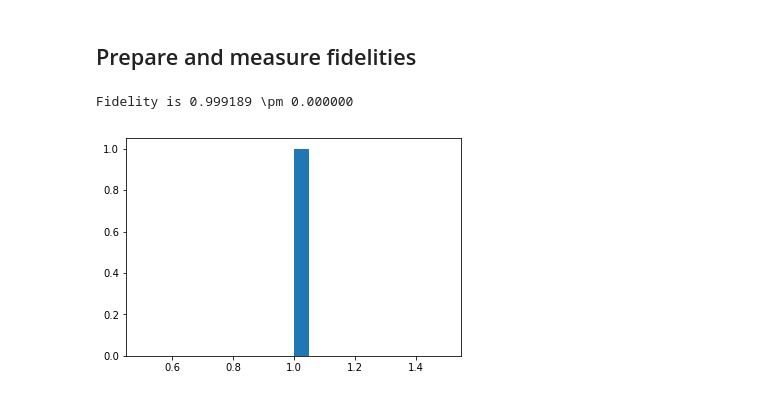
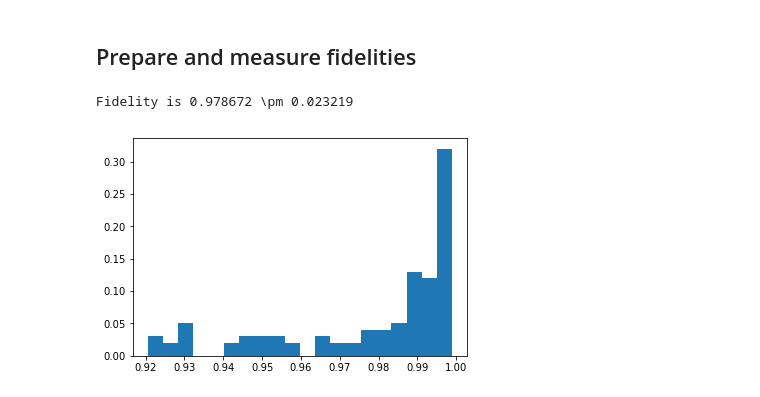
Before and after one commit to zaguros/analysis, a Jupyter notebook: notebooks/Quantum Networks/Simulations/MW_pulse_simulation.ipynb, the cells around one changed output. Cells and saved outputs as stored; diff of their text form; code cells hidden in the pictures.

```diff
--- a/notebooks/Quantum Networks/Simulations/MW_pulse_simulation.ipynb
+++ b/notebooks/Quantum Networks/Simulations/MW_pulse_simulation.ipynb
@@ -84,13 +82,13 @@ dd = nsc.dynamical_decouple(NVsys,scheme="XY8")
 # %%
 reload(nsc)
 NVsys = nsc.noisy_NV_system(mw_duration=100e-9,use_hf_library = True,inc_nitrogen=True,pulse_shape='Hermite')
-infids = nsc.MonteCarlo_MWAmp_CGate_fid(NVsys,tau=6.442e-6,sigma=0.01,mean=0.995, meas = 'eXY')
+infids = nsc.MonteCarlo_MWAmp_CGate_fid(NVsys,tau=6.442e-6,sigma=0.01,mean=1.0, meas = 'eXY')
 
 plt.figure()
 weights = np.ones_like(infids)/len(infids)
 plt.hist(infids,bins = 20, weights = weights)
 plt.show()
 plt.close()
 # %% [output]
-Fidelity is 0.999189 \pm 0.000000
+Fidelity is 0.978672 \pm 0.023219
-[figure, old version]
+[figure, new version]
```
Also changed, not shown: parts of 7 cells of this notebook, 2 other files.
